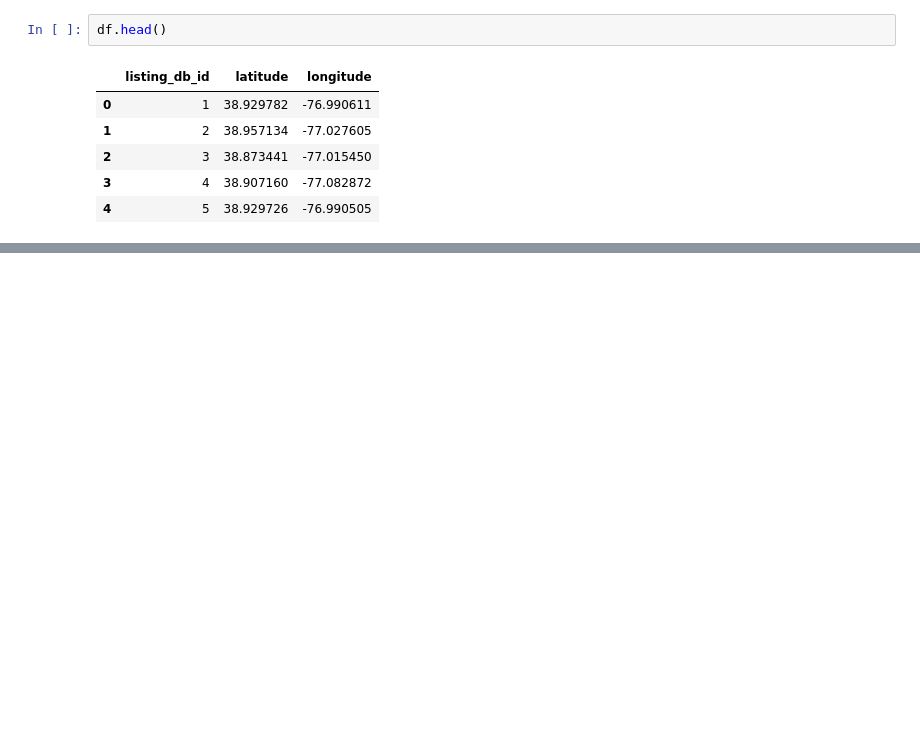
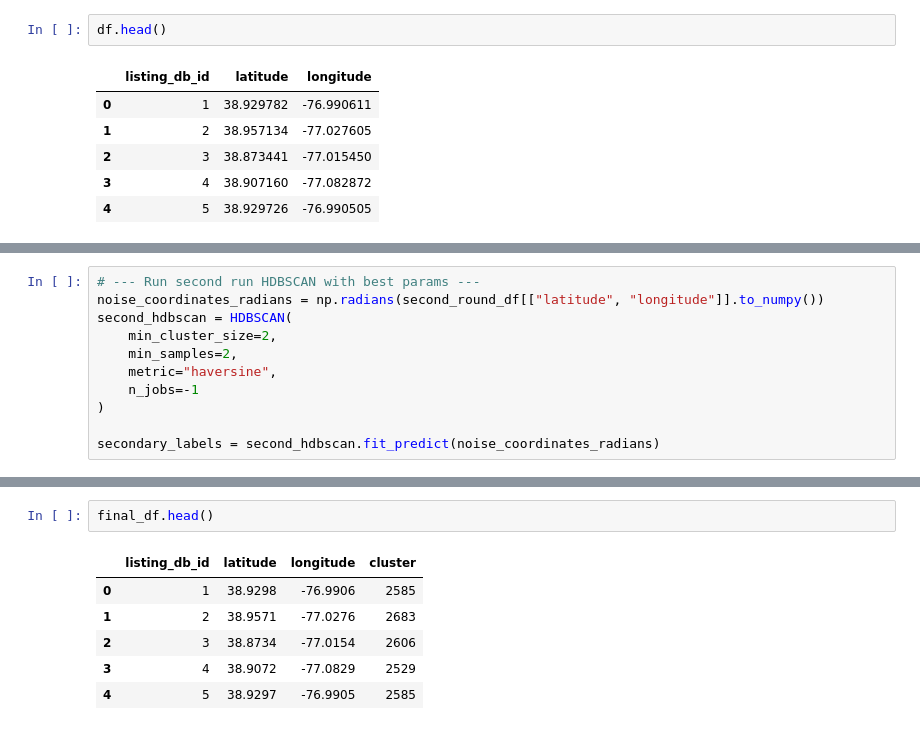
Before and after one commit to CS5614/CS5614_final, a Jupyter notebook: DBSCAN/clustering.ipynb, the cells around one changed output, grey strips where cells are left out. Saved outputs shown, nothing was run; the diff lists cells and outputs as text; blank space fills up the shorter version.

```diff
--- a/DBSCAN/clustering.ipynb
+++ b/DBSCAN/clustering.ipynb
@@ -239,0 +347,11 @@ df_noise.head()
+# %%
+# --- Run second run HDBSCAN with best params ---
+noise_coordinates_radians = np.radians(second_round_df[["latitude", "longitude"]].to_numpy())
+second_hdbscan = HDBSCAN(
+    min_cluster_size=2,
+    min_samples=2,
+    metric="haversine",
+    n_jobs=-1
+)
+
+secondary_labels = second_hdbscan.fit_predict(noise_coordinates_radians)
@@ -239,0 +392,9 @@ df_noise.head()
+# %%
+final_df.head()
+# %% [output]
+|  | listing_db_id | latitude | longitude | cluster |
+| 0 | 1 | 38.9298 | -76.9906 | 2585 |
+| 1 | 2 | 38.9571 | -77.0276 | 2683 |
+| 2 | 3 | 38.8734 | -77.0154 | 2606 |
+| 3 | 4 | 38.9072 | -77.0829 | 2529 |
+| 4 | 5 | 38.9297 | -76.9905 | 2585 |
```
Also changed, not shown: parts of 29 cells of this notebook, 5 other files.
